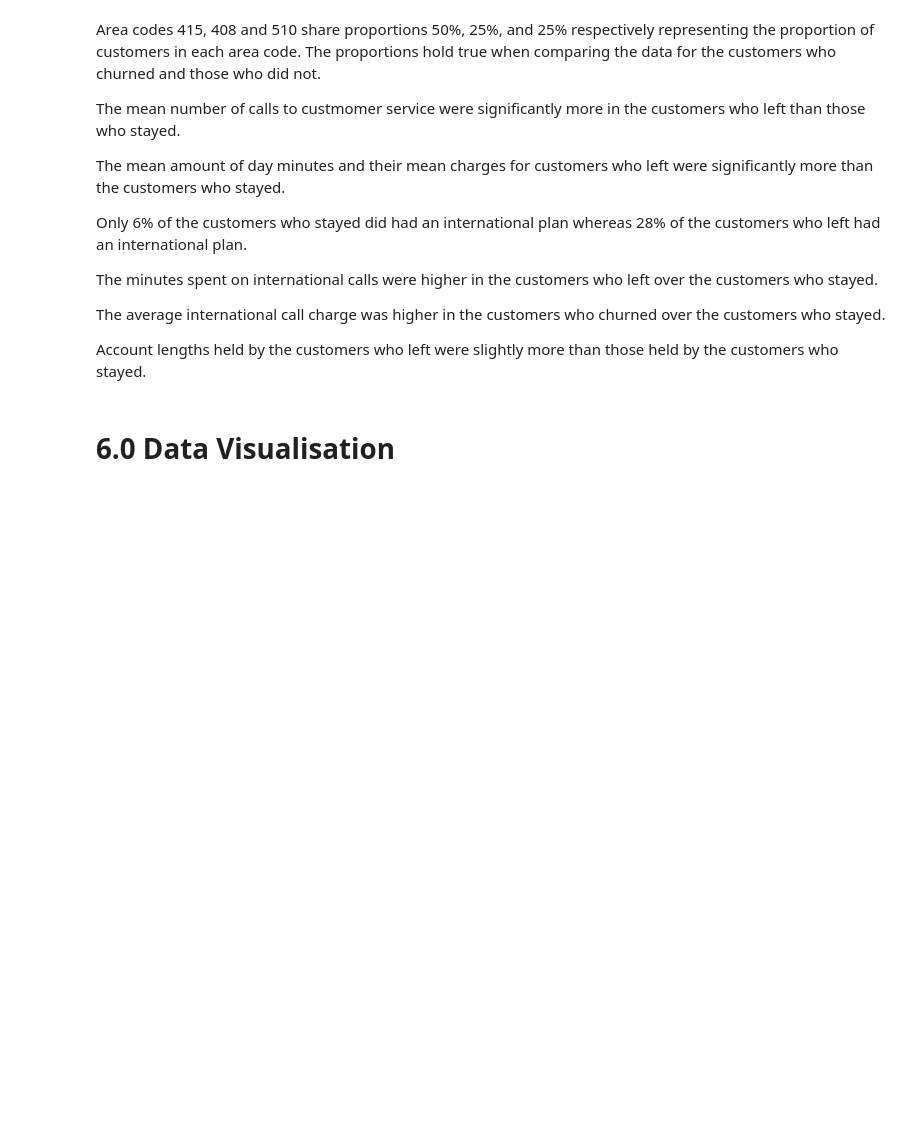
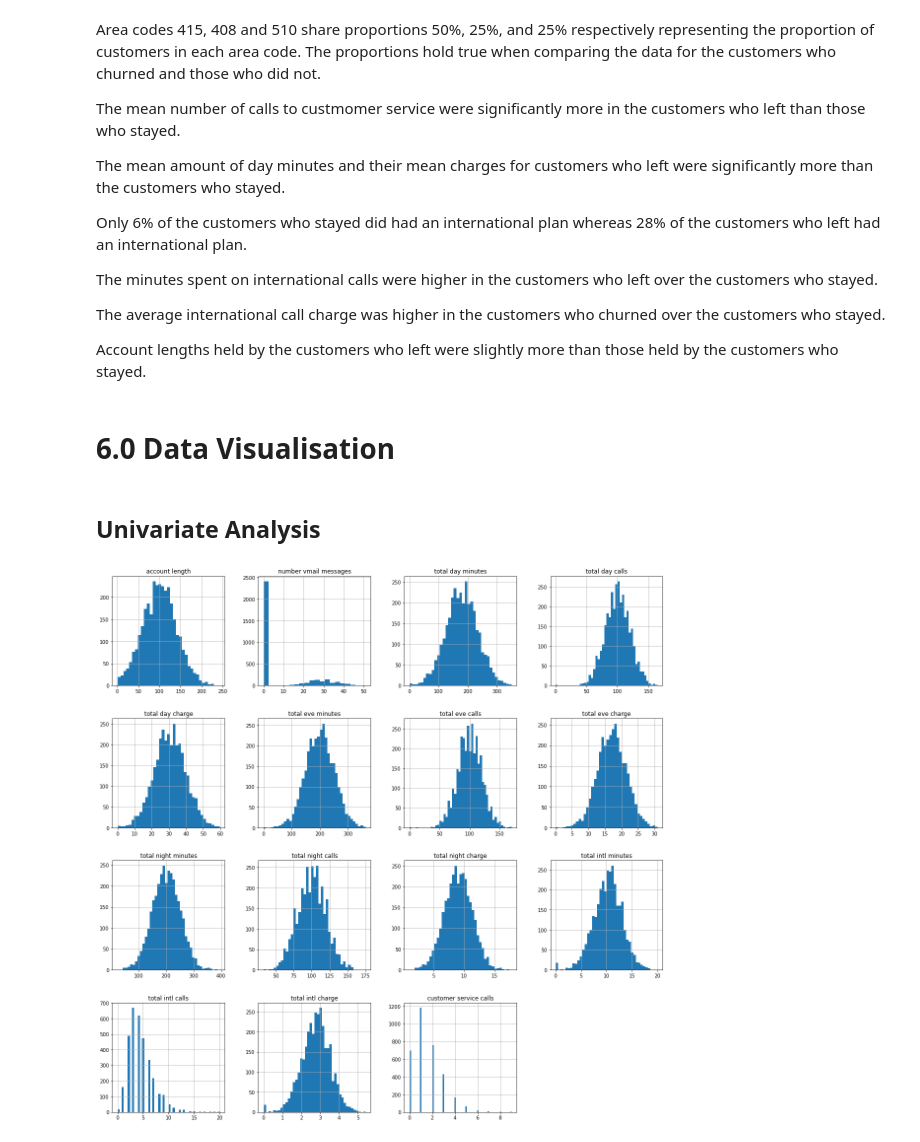
Before and after one commit to Choxy1/syria-tel, a Jupyter notebook: index.ipynb, the cells around one changed output. Drawn from its saved outputs; the diff is of its cells as text; code cells hidden in the pictures; blank space fills up the shorter version.

Commit message:
Visualisation of Numerical columns

```diff
--- a/index.ipynb
+++ b/index.ipynb
@@ -590,3 +590,5 @@ The average international call charge was higher in the customers who churned ov
 Account lengths held by the customers who left were slightly more than those held by the customers who stayed.
 # %% [markdown]
 # 6.0 Data Visualisation
+# %% [markdown]
+## Univariate Analysis
@@ -592,0 +630,4 @@ Account lengths held by the customers who left were slightly more than those hel
+# %%
+df.hist(bins='auto',figsize=(20,20));
+# %% [output]
+[figure, added]
```
Also changed, not shown: parts of 23 cells of this notebook.
